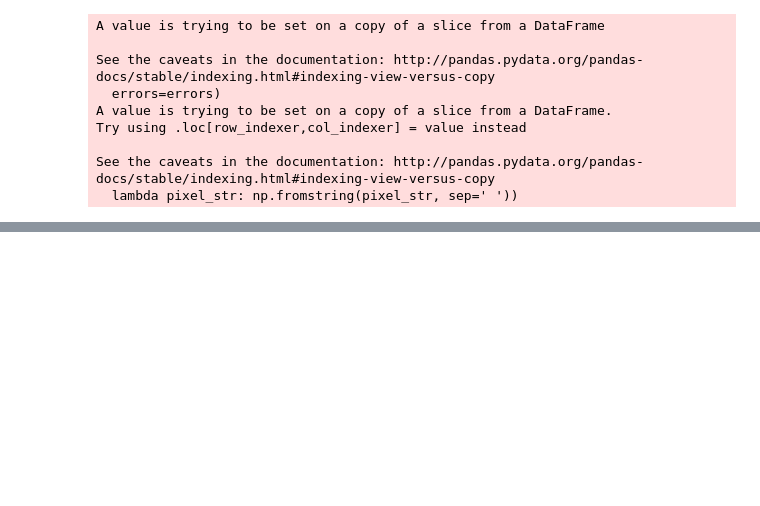
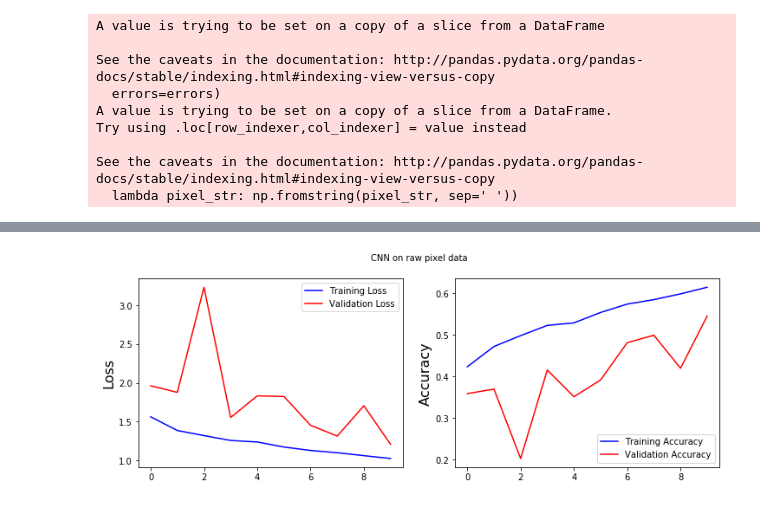
Before and after one commit to nagula-ritvika/emotion-recognition, a Jupyter notebook: cnn_arch_2.ipynb, the cells around one changed output, grey strips where cells are left out. Saved outputs shown, nothing was run; the diff lists cells and outputs as text; code cells hidden in the pictures; blank space fills up the shorter version.

Commit message:
add second model architecture

```diff
--- a/cnn_arch_2.ipynb
+++ b/cnn_arch_2.ipynb
@@ -133,9 +167,9 @@ checkpoint = ModelCheckpoint(filepath='cnn_arch2_landmarks', verbose=2, save_bes
 epochs = 10
 
 # run model
-model_history = model.fit(x_train, y_train, epochs=epochs,
+model_history = model.fit([x_train, x_train_landmarks], y_train, epochs=epochs,
                  shuffle=True,
-                 batch_size=100, validation_data=(x_validation, y_validation),
+                 batch_size=100, validation_data=([x_validation, x_validation_landmarks], y_validation),
                  callbacks=[checkpoint], verbose=2)
 
 # save model to json
@@ -145,16 +197,19 @@ with open("cnn_arch2_landmarks.json", "w") as json_file:
 # %%
-plt.figure(figsize=(12,4))
+fig = plt.figure(figsize=(12,4))
 plt.subplot(1, 2, 1)
 plt.suptitle('CNN on raw pixel data', fontsize=10)
 plt.ylabel('Loss', fontsize=16)
 plt.plot(model_history.history['loss'], color='b', label='Training Loss')
 plt.plot(model_history.history['val_loss'], color='r', label='Validation Loss')
 plt.legend(loc='upper right')
 
 plt.subplot(1, 2, 2)
 plt.ylabel('Accuracy', fontsize=16)
 plt.plot(model_history.history['acc'], color='b', label='Training Accuracy')
 plt.plot(model_history.history['val_acc'], color='r', label='Validation Accuracy')
 plt.legend(loc='lower right')
 plt.show()
+fig.savefig('Loss_comparison_model_arch2.png')
+# %% [output]
+[figure, added]
 # %%
```
Also changed, not shown: parts of 12 cells of this notebook, 9 other files.
